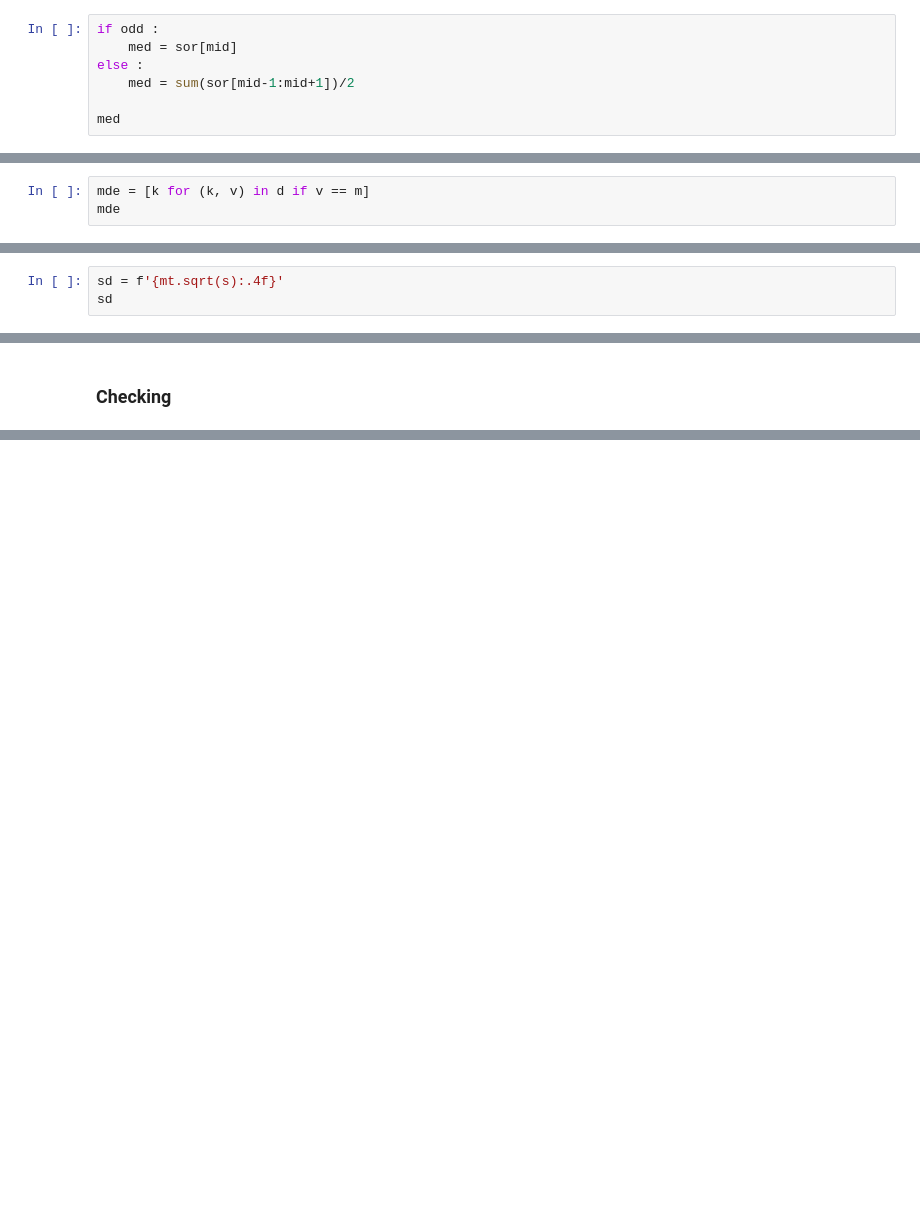
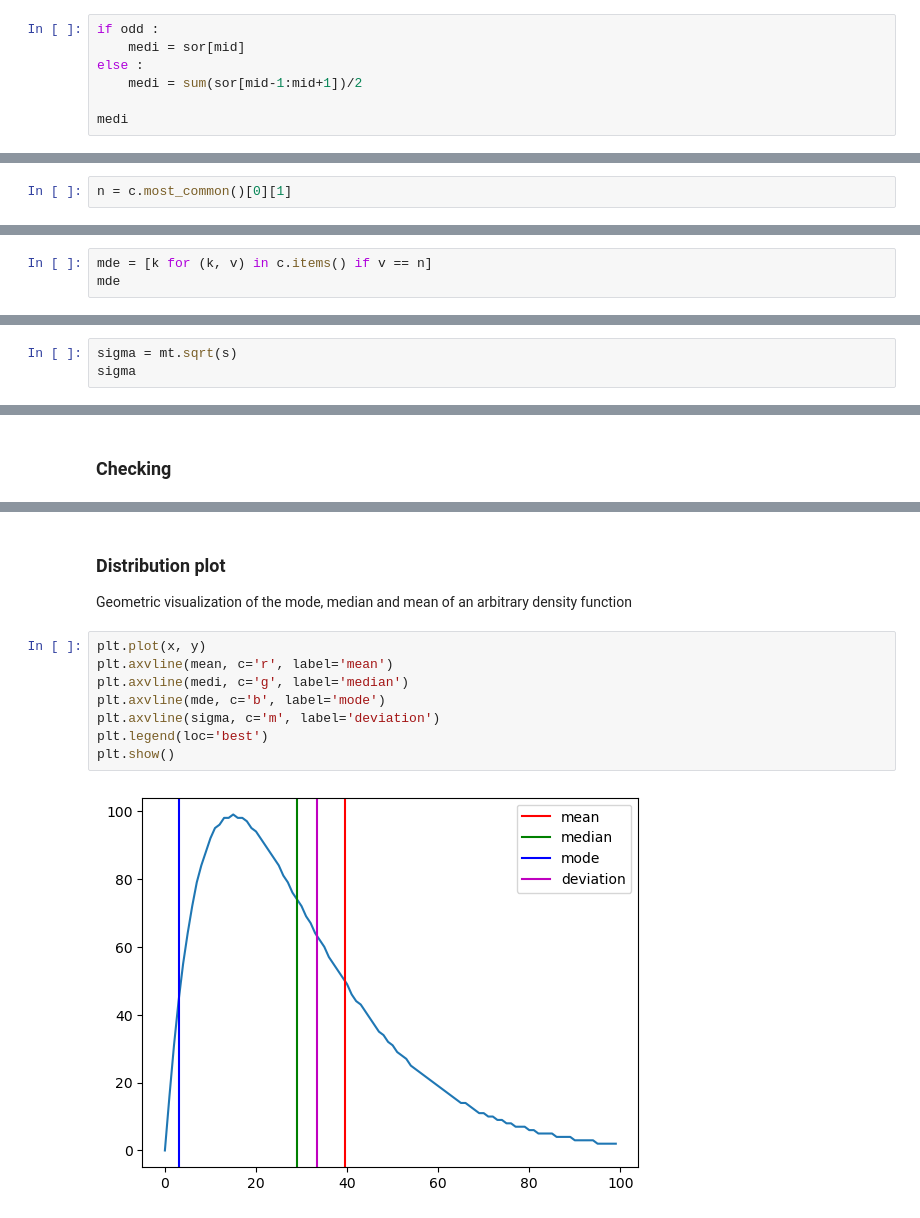
Before and after one commit to efurlanm/425, a Jupyter notebook: descriptive.ipynb, the cells around one changed output, grey strips where cells are left out. Cells and saved outputs as stored; diff of their text form; blank space fills up the shorter version.

```diff
--- a/descriptive.ipynb
+++ b/descriptive.ipynb
@@ -87,8 +112,8 @@ odd
 # %%
 if odd :
-    med = sor[mid]
+    medi = sor[mid]
 else :
-    med = sum(sor[mid-1:mid+1])/2
+    medi = sum(sor[mid-1:mid+1])/2
 
-med
+medi
 # %% [output]
@@ -167 +144,3 @@ dict_items([(84, 1), (76, 2), (25, 1), (49, 1), (44, 2), (65, 1), (78, 1), (9, 1
+# %%
+n = c.most_common()[0][1]
 # %% [markdown]
@@ -169,4 +148,4 @@ Mode:
 # %%
-mde = [k for (k, v) in d if v == m]
+mde = [k for (k, v) in c.items() if v == n]
 mde
 # %% [output]
@@ -222,6 +200,6 @@ The standard deviation is a useful measurement because it has the same unit of m
 
 $\sigma = \sqrt{\sigma^2}$
 # %%
-sd = f'{mt.sqrt(s):.4f}'
-sd
+sigma = mt.sqrt(s)
+sigma
 # %% [output]
@@ -236,0 +234,14 @@ f'{st.pstdev(sample):.4f}'
+# %% [markdown]
+### Distribution plot
+
+Geometric visualization of the mode, median and mean of an arbitrary density function
+# %%
+plt.plot(x, y)
+plt.axvline(mean, c='r', label='mean')
+plt.axvline(medi, c='g', label='median')
+plt.axvline(mde, c='b', label='mode')
+plt.axvline(sigma, c='m', label='deviation')
+plt.legend(loc='best')
+plt.show()
+# %% [output]
+[figure, added]
```
Also changed, not shown: parts of 45 cells of this notebook, 2 other files.
